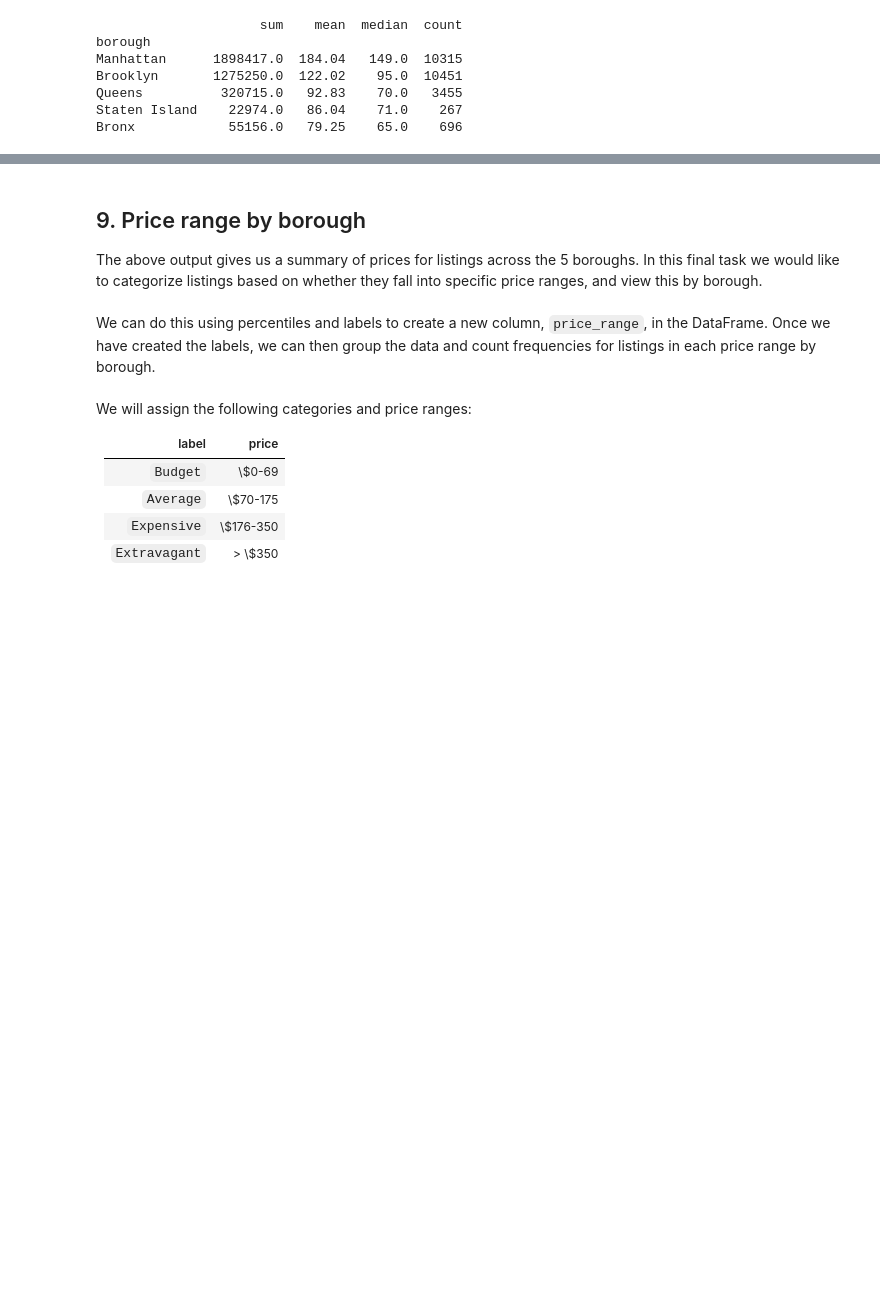
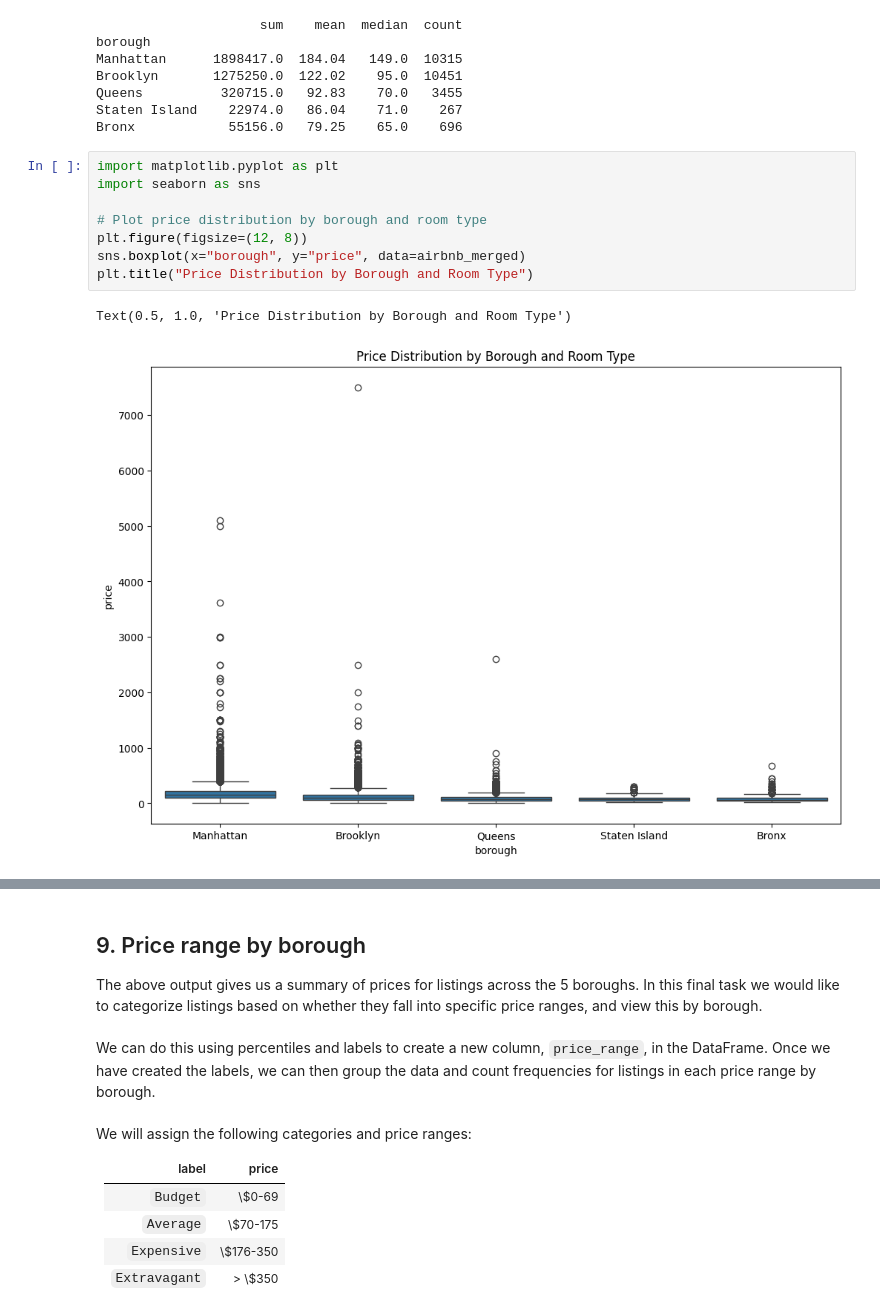
Before and after one commit to klein-wang/TechNow, a Jupyter notebook: projects/NYC_Airbnb_Market/notebook.ipynb, the cells around one changed output, grey strips where cells are left out. Saved outputs shown, nothing was run; the diff lists cells and outputs as text; blank space fills up the shorter version.

```diff
--- a/projects/NYC_Airbnb_Market/notebook.ipynb
+++ b/projects/NYC_Airbnb_Market/notebook.ipynb
@@ -218,4 +242,15 @@ Brooklyn       1275250.0  122.02    95.0  10451
 Queens          320715.0   92.83    70.0   3455
 Staten Island    22974.0   86.04    71.0    267
 Bronx            55156.0   79.25    65.0    696
+# %%
+import matplotlib.pyplot as plt
+import seaborn as sns
+
+# Plot price distribution by borough and room type
+plt.figure(figsize=(12, 8))
+sns.boxplot(x="borough", y="price", data=airbnb_merged)
+plt.title("Price Distribution by Borough and Room Type")
+# %% [output]
+Text(0.5, 1.0, 'Price Distribution by Borough and Room Type')
+[figure, added]
 # %%
```
Also changed, not shown: parts of 9 cells of this notebook, 1 other file.
